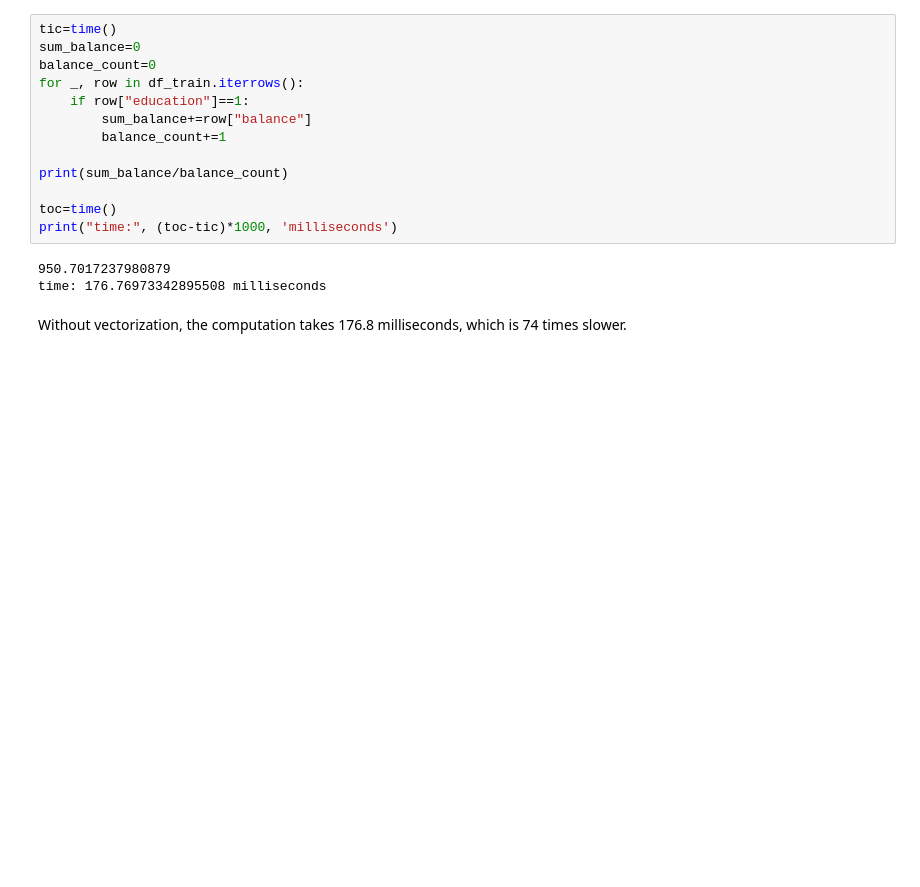
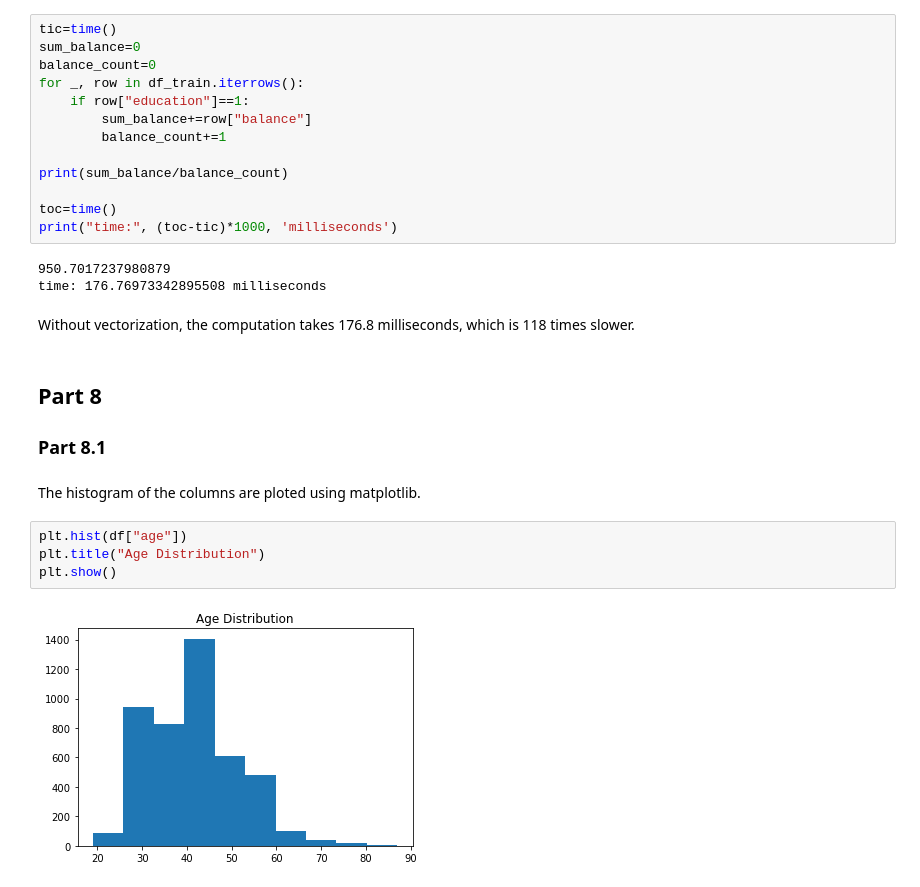
Before and after one commit to daniyalmaroufi/AI_Course, a Jupyter notebook: CA0/CA0.ipynb, the cells around one changed output. Drawn from its saved outputs; the diff is of its cells as text; blank space fills up the shorter version.

Commit message:
added CA0 part 8

```diff
--- a/CA0/CA0.ipynb
+++ b/CA0/CA0.ipynb
@@ -309,4 +310,15 @@ print("time:", (toc-tic)*1000, 'milliseconds')
 950.7017237980879
 time: 176.76973342895508 milliseconds
 # %% [markdown]
-Without vectorization, the computation takes 176.8 milliseconds, which is 74 times slower.
+Without vectorization, the computation takes 176.8 milliseconds, which is 118 times slower.
+# %% [markdown]
+## Part 8
+### Part 8.1
+# %% [markdown]
+The histogram of the columns are ploted using matplotlib.
+# %%
+plt.hist(df["age"])
+plt.title("Age Distribution")
+plt.show()
+# %% [output]
+[figure, added]
```
Also changed, not shown: parts of 11 cells of this notebook.
